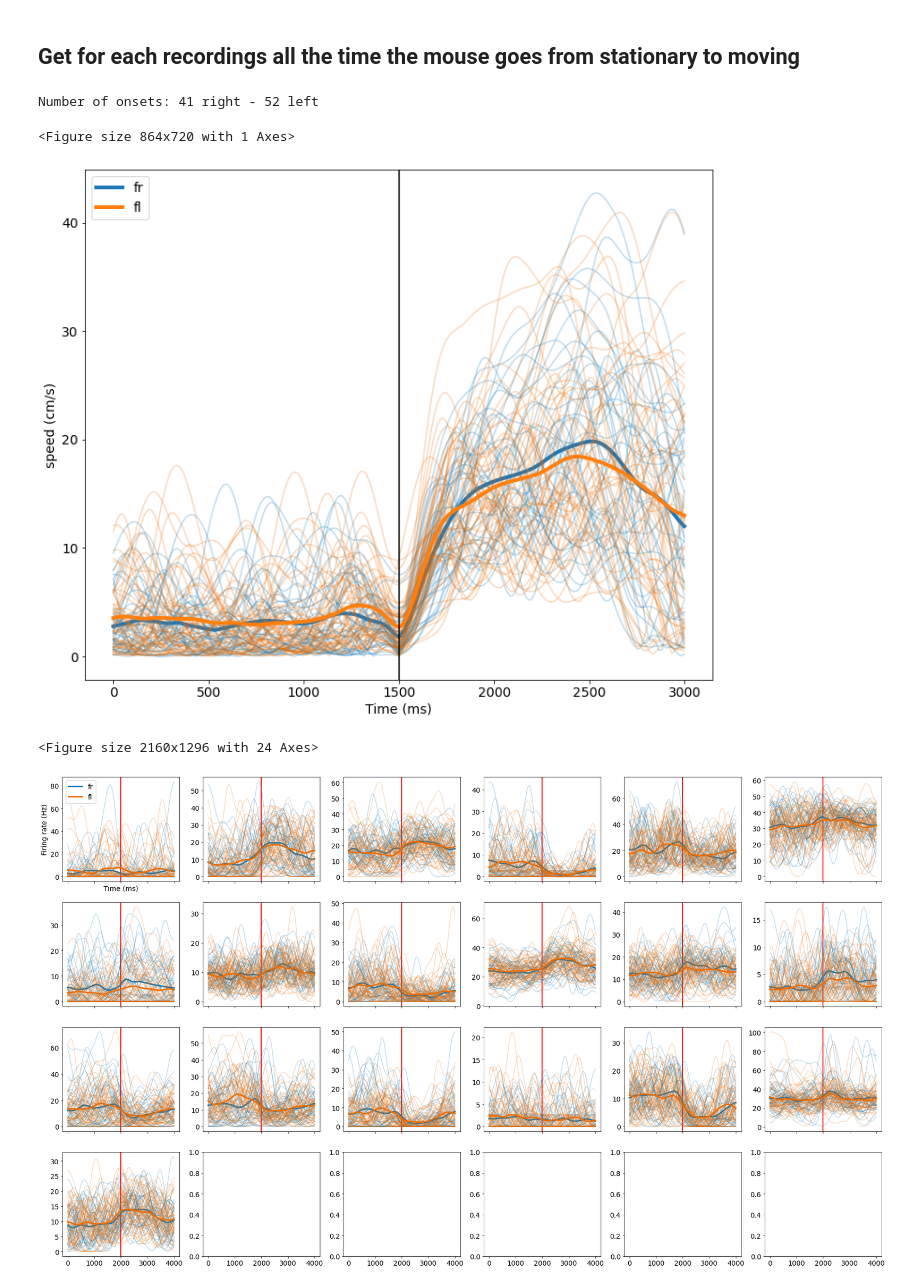
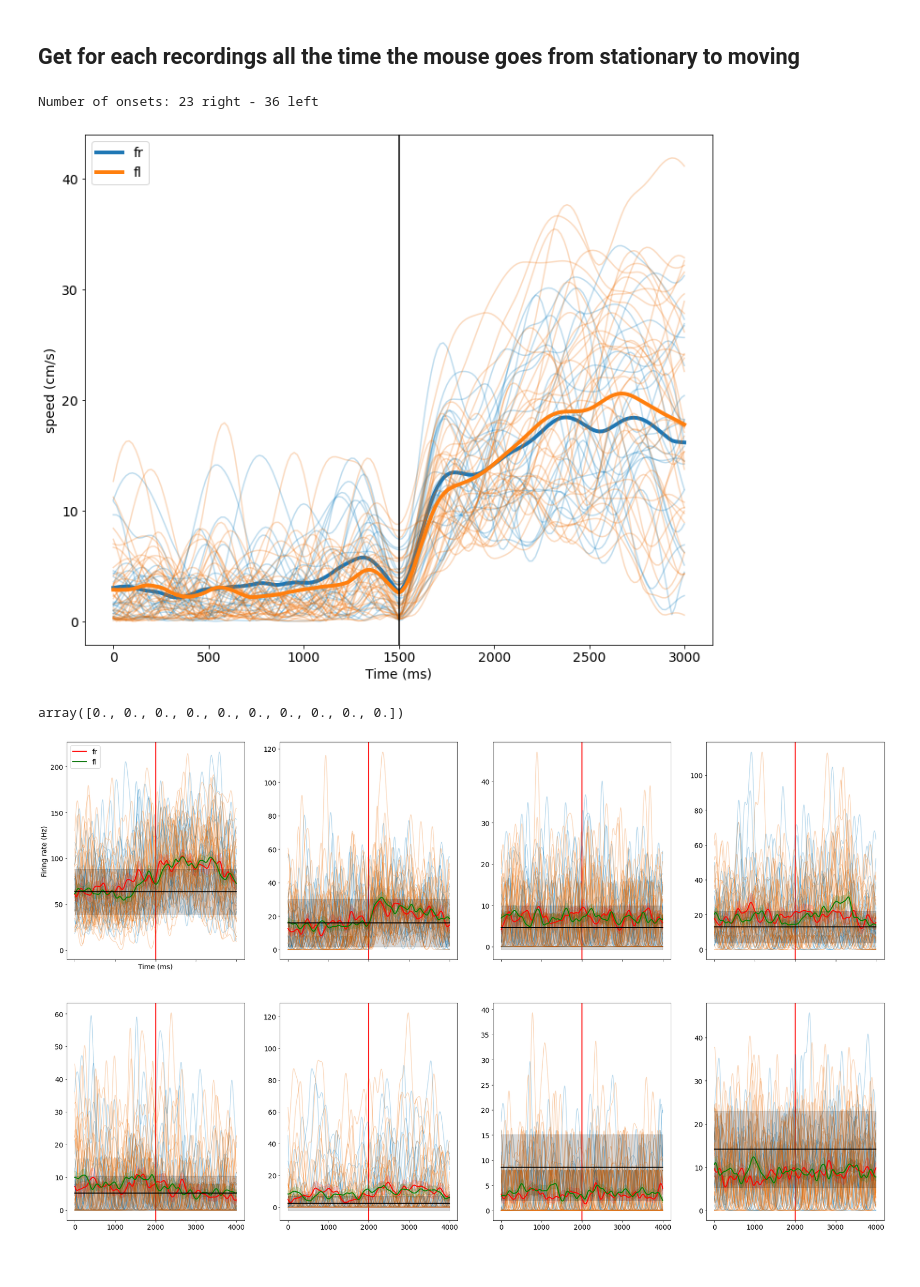
Before and after one commit to Egzona66/APA_setup, a Jupyter notebook: electrophysiology/dev.ipynb, the cells around one changed output. Drawn from its saved outputs; the diff is of its cells as text; code cells hidden in the pictures.

```diff
--- a/electrophysiology/dev.ipynb
+++ b/electrophysiology/dev.ipynb
@@ -5,18 +5,21 @@ import matplotlib.pyplot as plt
 from pathlib import Path
 import numpy as np
 import pandas as pd
+import os
+from scipy.stats import sem
 
 from fcutils.maths.signals import get_onset_offset
+from fcutils.plot.elements import plot_mean_and_error
 
 sys.path.append("./")
-sys.path.append(r"C:\Users\Federico\Documents\GitHub\pysical_locomotion")
-sys.path.append(r"C:\Users\Federico\Documents\GitHub\APA_setup")
+
+fld = Path(os.getcwd()).parent
+sys.path.append(str(fld))
 
 
 from electrophysiology.utils import load_rec_data, get_locomotion_onset_times
 
-cache = Path(r"J:\APA")
-
+cache = Path(r"/Volumes/EGZONA/Egzona/Forceplate/neuropixels")
 tracking_files = cache.glob("*.parquet")
 recordings = [f.stem for f in tracking_files]
 recordings
@@ -41,14 +44,14 @@ recordings
 # %% [markdown]
 ## Get for each recordings all the time the mouse goes from stationary to moving
 # %%
-tracking, units = load_rec_data(recordings[-6])
+tracking, units = load_rec_data(cache, recordings[2])
 # %%
 right_fl_onsets = get_locomotion_onset_times(tracking, "right_fl")
 left_fl_onsets = get_locomotion_onset_times(tracking, "left_fl")
 
 print(f"Number of onsets: {len(right_fl_onsets)} right - {len(left_fl_onsets)} left")
 # %% [output]
-Number of onsets: 41 right - 52 left
+Number of onsets: 23 right - 36 left
 # %%
 # set font size
 plt.rcParams.update({"font.size": 14})
@@ -70,33 +73,45 @@ ax.legend()
 ax.axvline(1500, color="k")
 _ = ax.set(xlabel="Time (ms)", ylabel="speed (cm/s)")
 # %% [output]
-<Figure size 864x720 with 1 Axes>
-[figure, old version]
+[figure, new version]
+# %%
+sem(np.zeros((5, 10)), axis=0)
+# %% [output]
+array([0., 0., 0., 0., 0., 0., 0., 0., 0., 0.])
 # %%
 from fcutils.plot.figure import calc_nrows_ncols
 
 figsize = (30, 18)
 units_names = units.columns
 nrows, ncols = calc_nrows_ncols(len(units_names), aspect=(24, 18))
 f, axes = plt.subplots(nrows, ncols, figsize=figsize, sharex=True, sharey=False)
 axes = axes.flatten()
 
 
 for i, (name, ax) in enumerate(zip(units_names, axes)):
     ax.axvline(2000, lw=2, color="r")
-    for paw, timepoints, sign in zip(("fr", "fl"), (right_fl_onsets, left_fl_onsets), (1, 1)):
+    baselines = []
+    for paw, timepoints, color in zip(("fr", "fl"), (right_fl_onsets, left_fl_onsets), "rg"):
 
         traces = []
         for frame in timepoints:
-            trace = sign * units[name].values[frame-2000:frame+2000]
+            trace = units[name].values[frame-2000:frame+2000]
+            baseline = units[name].values[frame-2000:frame]
+
             if len(trace) < 4000:
                 continue
             traces.append(trace)
+            baselines.append(baseline)
             ax.plot(trace, color = dark_colors[paw], alpha=.25)
-        ax.plot(np.mean(traces, axis=0), color=dark_colors[paw], lw=3, label=paw if i == 0 else None)
+        # ax.plot(np.mean(traces, axis=0), color=dark_colors[paw], lw=3, label=paw if i == 0 else None)
+        plot_mean_and_error(np.mean(traces, axis=0), sem(traces, axis=0), ax, lw=2, label=paw if i == 0 else None, color=color, err_alpha=.15)
+
+    baselines = np.hstack(baseline)
+    mu = np.mean(baselines)
+    sigma = np.std(baselines)
+    plot_mean_and_error(np.repeat(mu, 4000), np.repeat(sigma, 4000), ax, lw=2, color="black", err_alpha=.15)
 
 axes[0].legend()
 _ = axes[0].set(xlabel="Time (ms)", ylabel="Firing rate (Hz)")
 # %% [output]
-<Figure size 2160x1296 with 24 Axes>
-[figure, old version]
+[figure, new version]
```
Also changed, not shown: parts of 2 cells of this notebook, 2 other files.
